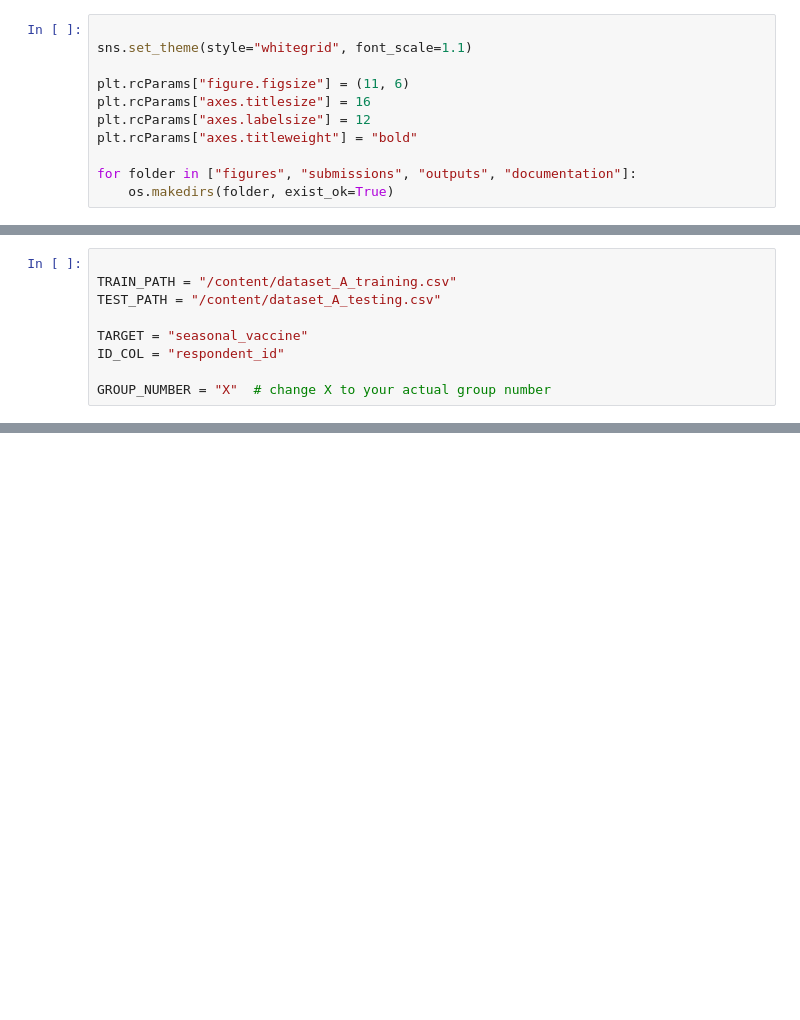
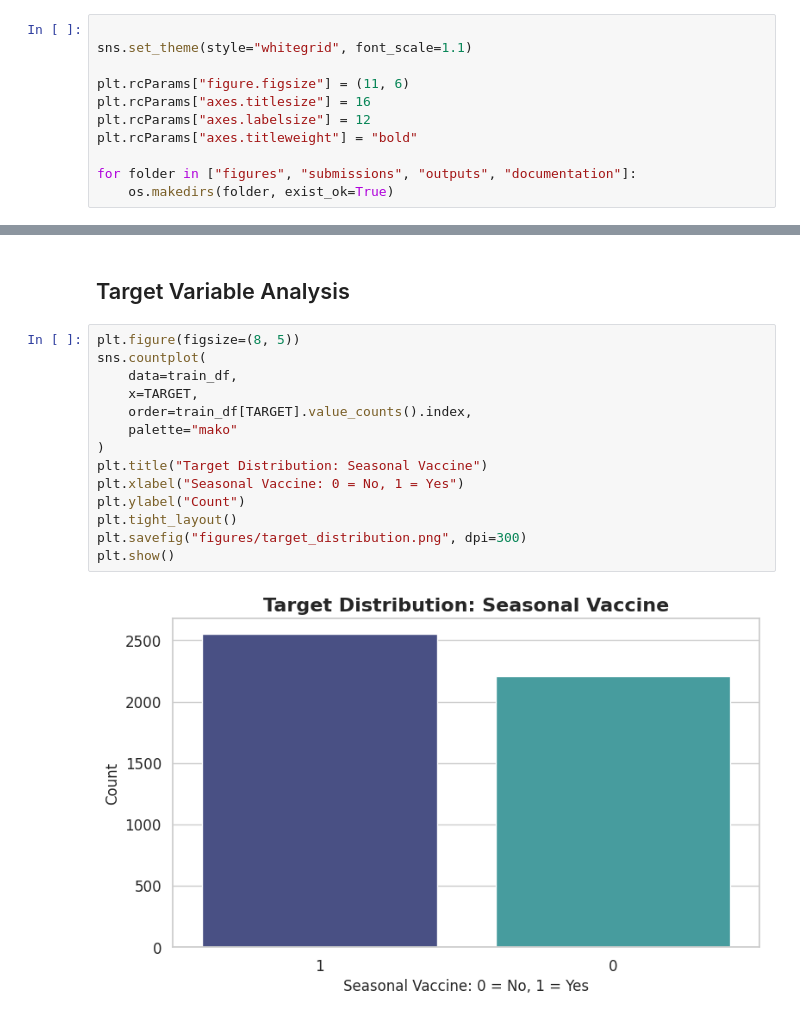
Before and after one commit to B-DS-Research/B6_Research, a Jupyter notebook: RMDS_Hackathon.ipynb, the cells around one changed output, grey strips where cells are left out. Saved outputs shown, nothing was run; the diff lists cells and outputs as text; blank space fills up the shorter version.

```diff
--- a/RMDS_Hackathon.ipynb
+++ b/RMDS_Hackathon.ipynb
@@ -73,9 +70,0 @@ for folder in ["figures", "submissions", "outputs", "documentation"]:
-# %%
-
-TRAIN_PATH = "/content/dataset_A_training.csv"
-TEST_PATH = "/content/dataset_A_testing.csv"
-
-TARGET = "seasonal_vaccine"
-ID_COL = "respondent_id"
-
-GROUP_NUMBER = "X"  # change X to your actual group number
@@ -92,0 +254,18 @@ FileNotFoundError: [Errno 2] No such file or directory: '/content/dataset_A_trai
+# %% [markdown]
+## Target Variable Analysis
+# %%
+plt.figure(figsize=(8, 5))
+sns.countplot(
+    data=train_df,
+    x=TARGET,
+    order=train_df[TARGET].value_counts().index,
+    palette="mako"
+)
+plt.title("Target Distribution: Seasonal Vaccine")
+plt.xlabel("Seasonal Vaccine: 0 = No, 1 = Yes")
+plt.ylabel("Count")
+plt.tight_layout()
+plt.savefig("figures/target_distribution.png", dpi=300)
+plt.show()
+# %% [output]
+[figure, added]
```
Also changed, not shown: parts of 18 cells of this notebook.
